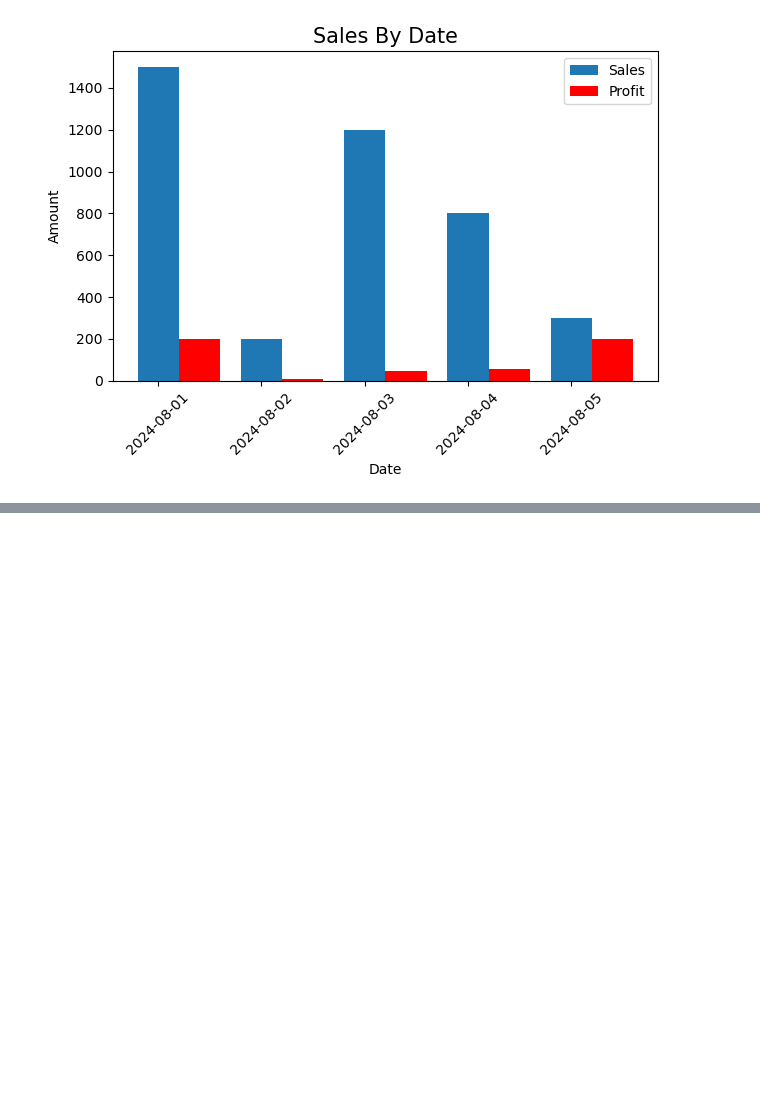
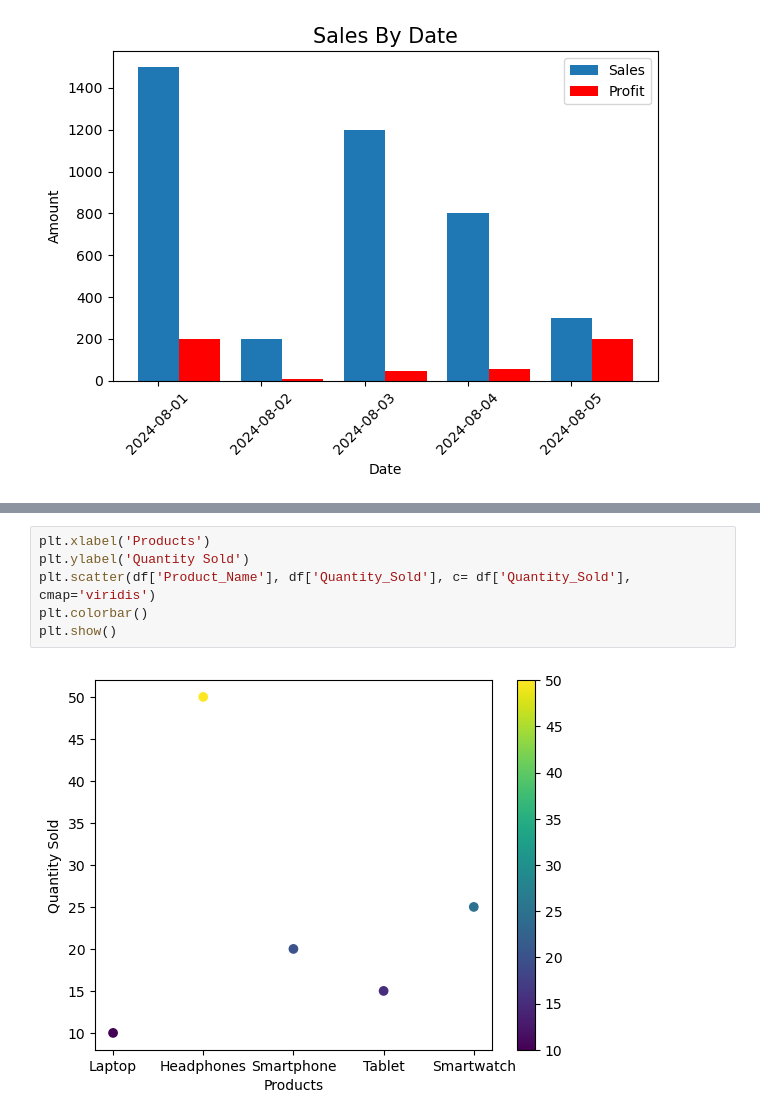
Before and after one commit to pravatn01/Matplotlib-Data-VIz, a Jupyter notebook: data_viz.ipynb, the cells around one changed output, grey strips where cells are left out. Saved outputs shown, nothing was run; the diff lists cells and outputs as text; blank space fills up the shorter version.

Commit message:
Scatter Plot Complete

```diff
--- a/data_viz.ipynb
+++ b/data_viz.ipynb
@@ -88,0 +100,8 @@ plt.show()
+# %%
+plt.xlabel('Products')
+plt.ylabel('Quantity Sold')
+plt.scatter(df['Product_Name'], df['Quantity_Sold'], c= df['Quantity_Sold'], cmap='viridis')
+plt.colorbar()
+plt.show()
+# %% [output]
+[figure, added]
```
Also changed, not shown: parts of 2 cells of this notebook.
